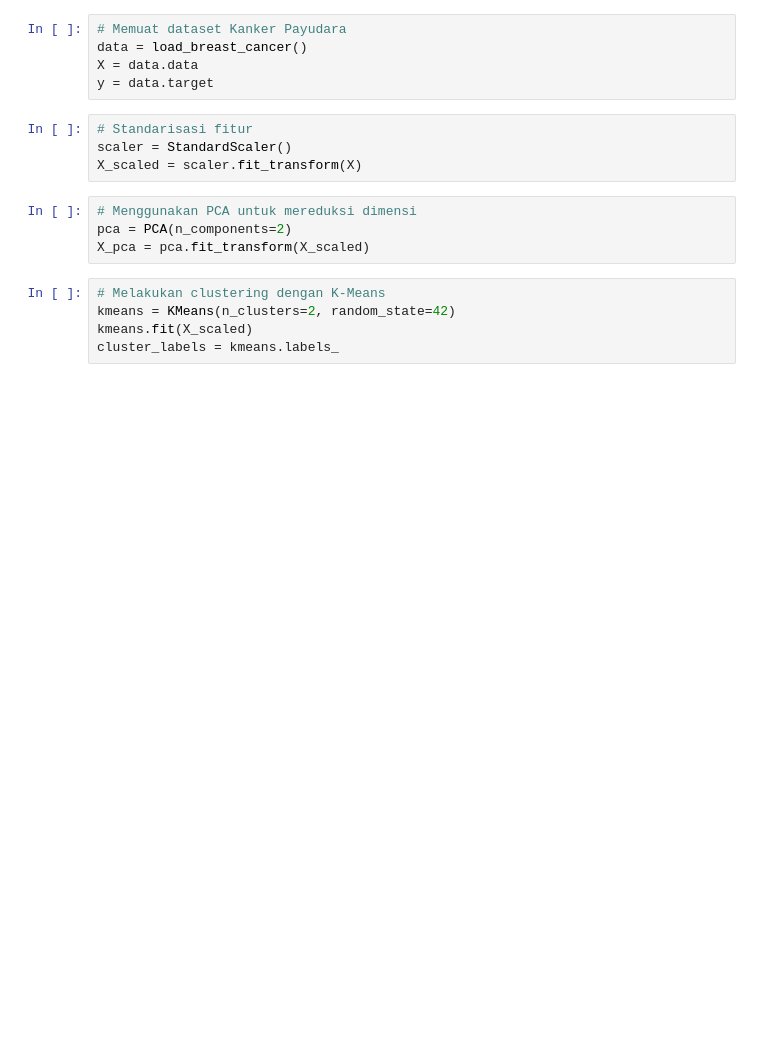
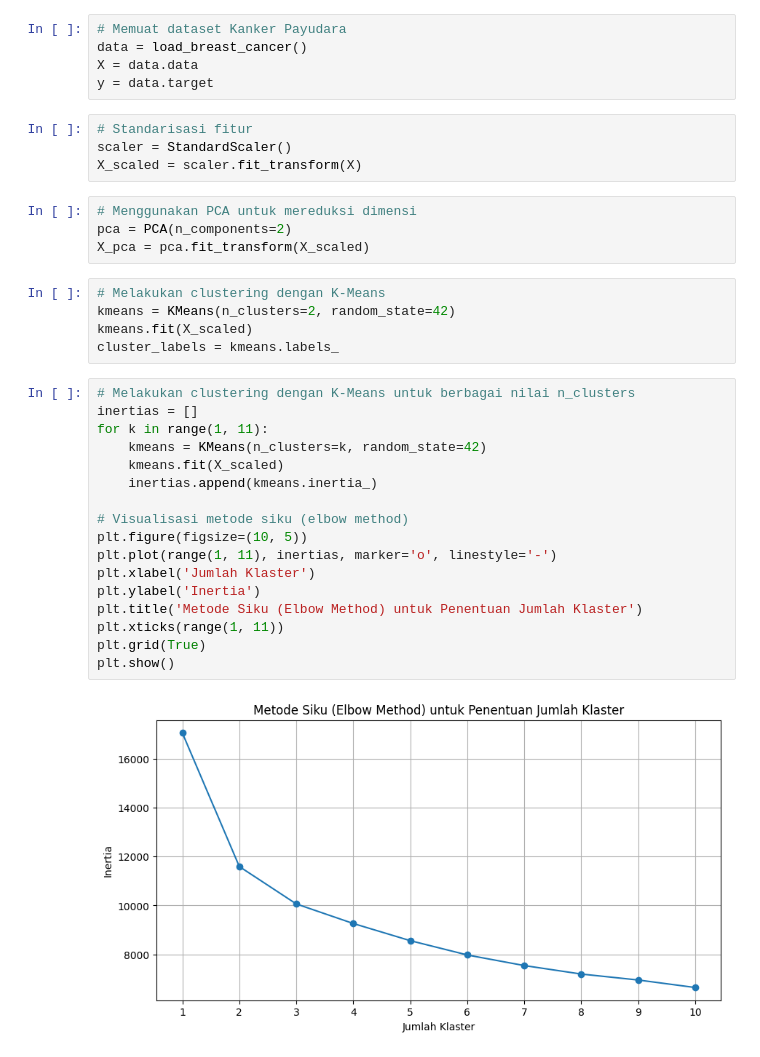
Before and after one commit to NiMadeSriUlandari/Tugas1-PembelajaranMesin-E1E121007-NiMadeSriUlandari, a Jupyter notebook: Tugas1_Pembelajaran_Mesin_Ni_Made_Sri_Ulandari.ipynb, the cells around one changed output. Saved outputs shown, nothing was run; the diff lists cells and outputs as text; blank space fills up the shorter version.

```diff
--- a/Tugas1_Pembelajaran_Mesin_Ni_Made_Sri_Ulandari.ipynb
+++ b/Tugas1_Pembelajaran_Mesin_Ni_Made_Sri_Ulandari.ipynb
@@ -22,5 +24,24 @@ X_pca = pca.fit_transform(X_scaled)
 kmeans = KMeans(n_clusters=2, random_state=42)
 kmeans.fit(X_scaled)
 cluster_labels = kmeans.labels_
+# %%
+# Melakukan clustering dengan K-Means untuk berbagai nilai n_clusters
+inertias = []
+for k in range(1, 11):
+    kmeans = KMeans(n_clusters=k, random_state=42)
+    kmeans.fit(X_scaled)
+    inertias.append(kmeans.inertia_)
+
+# Visualisasi metode siku (elbow method)
+plt.figure(figsize=(10, 5))
+plt.plot(range(1, 11), inertias, marker='o', linestyle='-')
+plt.xlabel('Jumlah Klaster')
+plt.ylabel('Inertia')
+plt.title('Metode Siku (Elbow Method) untuk Penentuan Jumlah Klaster')
+plt.xticks(range(1, 11))
+plt.grid(True)
+plt.show()
+# %% [output]
+[figure, added]
 # %%
 # Visualisasi klaster
```
Also changed, not shown: parts of 2 cells of this notebook.
